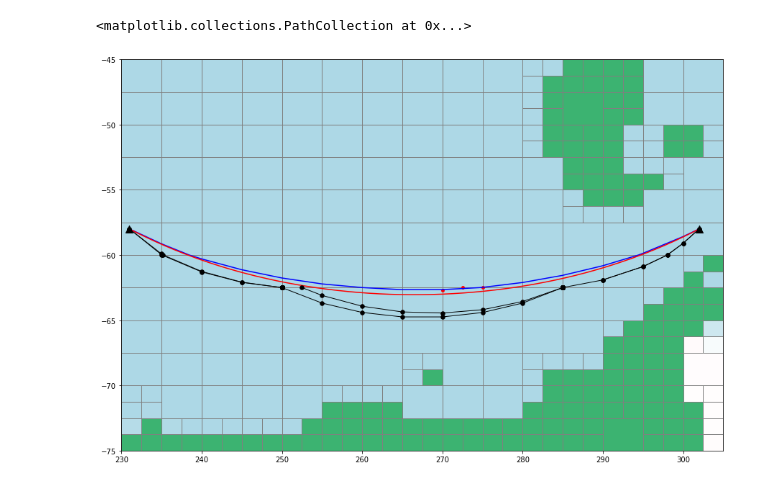
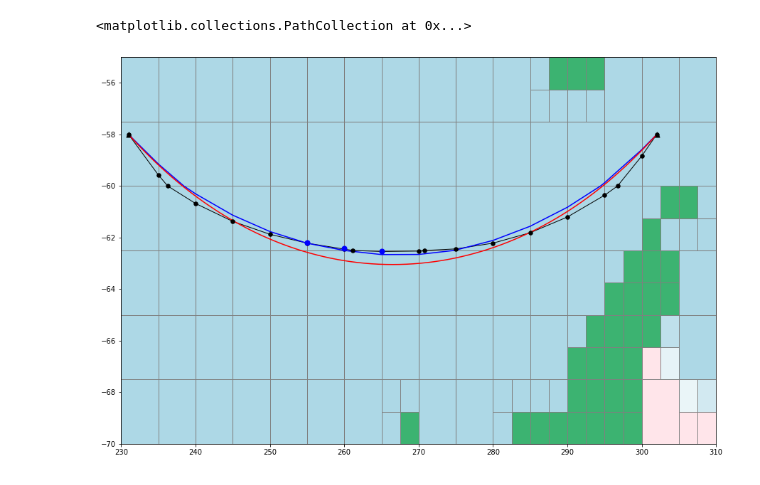
Before and after one commit to antarctica/PolarRoute, a Jupyter notebook: Examples/PathSmoothing/LongPaths.ipynb, the cells around one changed output. Saved outputs shown, nothing was run; the diff lists cells and outputs as text; code cells hidden in the pictures.

```diff
--- a/Examples/PathSmoothing/LongPaths.ipynb
+++ b/Examples/PathSmoothing/LongPaths.ipynb
@@ -31,7 +32,7 @@ Y     = [-80,-40]
 d     = [5,2.5]
 OptInfo['Start Time']           = '2017-03-15'
 OptInfo['End Time']             = '2017-03-16'
-OptInfo['WayPoints']            = pd.read_csv('../../resources/WayPoint_LongPaths.csv')
+OptInfo['WayPoints']            = '../../resources/WayPoint_LongPaths.csv'
 OptInfo['MaxIceExtent']         = 0.8
 OptInfo['Zero Currents']        = True
 OptInfo['VariableSpeed']        = False
@@ -39,7 +40,6 @@ OptInfo['Time Unit']            = 'days'
 OptInfo['VehicleInfo']          = {}
 OptInfo['VehicleInfo']['Speed'] = 26.3
 OptInfo['VehicleInfo']['Unit']  = 'km/hr'
-OptInfo['Start Waypoints']      = None#['Palmer']
 # %%
 icePoints     = LoadIcePoints('../../Data/bsose_i122_2013to2017_1day_SeaIceArea.nc',OptInfo['Start Time'],OptInfo['End Time'])
 currentPoints = LoadCurrentPoints('../../Data/SOSE_surface_velocity_6yearMean_2005-2010.nc')
@@ -54,7 +54,7 @@ cellGrid.plot()
 # %%
 TT = TravelTime(cellGrid,OptInfo)
-TT.Dijkstra(verbrose=True)
-TT.PlotPaths(TT.Paths,routepoints=True,xlim=[230,305],ylim=[-75,-45])
+Paths = TT.Paths(verbrose=True)
+Plot.Paths(cellGrid,Paths,routepoints=True,Waypoints=TT.OptInfo['WayPoints'])
 # %% [output]
 === Processing Waypoint = LongPathStart ===
 === Processing Waypoint = LongPathEnd ===
@@ -69,0 +62,2 @@ TT.PathSmoothing(maxiter=250)
+# %%
+SmoothedPaths = TT.PathSmoothing(Paths,maxiter=150)
@@ -70,24 +69,23 @@ TT.PathSmoothing(maxiter=250)
 # %%
-ax = TT.PlotPaths(TT.SmoothedPaths,routepoints=True,xlim=[230,305],ylim=[-75,-45])
-
+ax = Plot.Paths(cellGrid,[SmoothedPaths[0]],routepoints=True,Waypoints=TT.OptInfo['WayPoints'],return_ax=True)
 GT = pd.read_csv('../../resources/GroundTruth_LongPath_End2Start_Smooth.csv')
 GT['Long'] = GT['Long'] + 360
 ax.plot(GT['Long'],GT['Lat'],'b')
+ax.set_ylim([-70,-55])
+#ax.set_ylim([-64,-62])
+ax.set_xlim([None,310])
 
-PATH1 =  TT.Paths[0]['Path']['FullPath']
-gc = GreatCircle((PATH1[0,0],PATH1[0,1]),(PATH1[-1,0],PATH1[-1,1]))
-
-ax.plot(gc[:,0],gc[:,1],'r')
+pts = TT.OptInfo['WayPoints'][['Long','Lat']].to_numpy()
+grc = GreatCircle(pts[0,:],pts[1,:])
+ax.plot(grc[:,0],grc[:,1],'r')
 
 
-Sp=(275.0,-62.5);Cp=(272.5,-62.5);Np=(270.0,-62.718719414246536)
-Box1=(-62.5,273.75);Box2=(-62.60935970712327,271.25)
-ax.scatter(Sp[0],Sp[1],15,'r')
-ax.scatter(Cp[0],Cp[1],15,'r')
-ax.scatter(Np[0],Np[1],15,'r')
 
-ax.scatter(Box1[0],Box1[1],50,'b',zorder=200)
-ax.scatter(Box2[0],Box2[1],50,'b',zorder=200)
+Sp=(265.00,-62.53);Cp=(260.00,-62.41);Np=(255.00,-62.21)
+
+ax.scatter(Cp[0],Cp[1],50,'b',zorder=200)
+ax.scatter(Sp[0],Sp[1],50,'b',zorder=200)
+ax.scatter(Np[0],Np[1],50,'b',zorder=200)
 # %% [output]
 <matplotlib.collections.PathCollection at 0x...>
-[figure, old version]
+[figure, new version]
```
Also changed, not shown: parts of 7 cells of this notebook, 18 other files.
